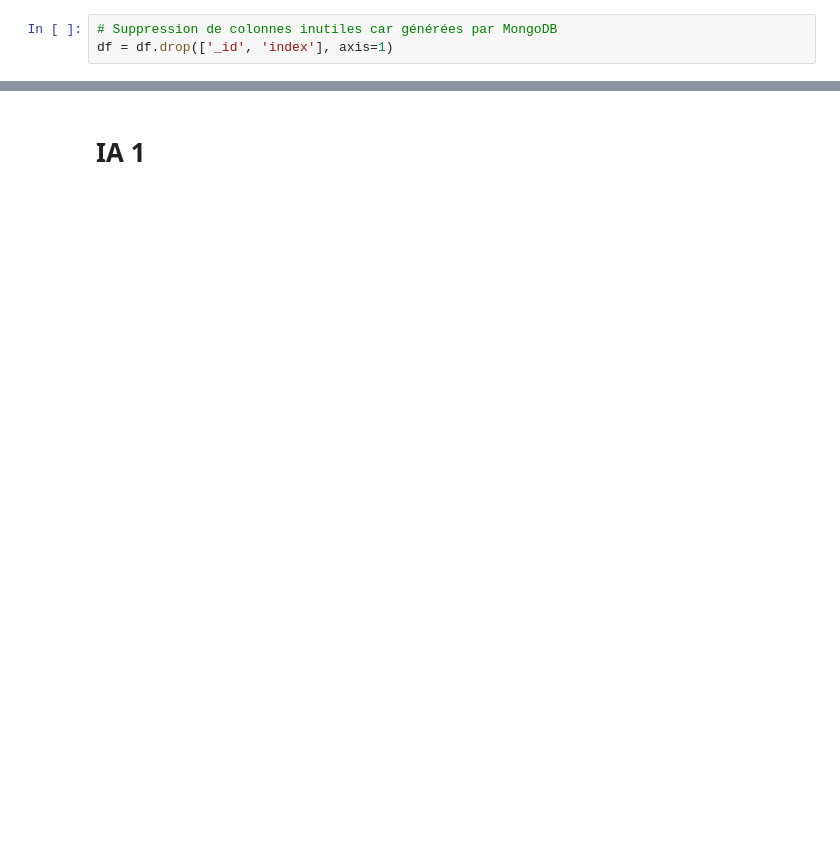
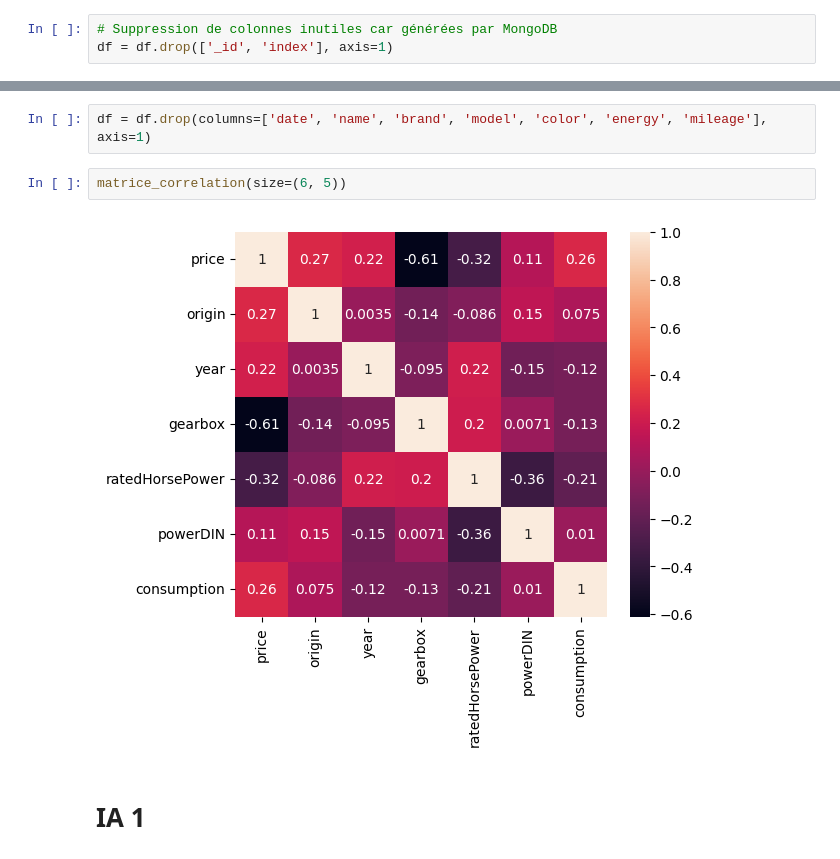
Before and after one commit to Fredkiss3/car-price-prediction-ipssi-groupe-3, a Jupyter notebook: les_trois_modeles.ipynb, the cells around one changed output, grey strips where cells are left out. Cells and saved outputs as stored; diff of their text form; blank space fills up the shorter version.

```diff
--- a/les_trois_modeles.ipynb
+++ b/les_trois_modeles.ipynb
@@ -171,3 +141,9 @@ df.head()
+# %%
+df = df.drop(columns=['date', 'name', 'brand', 'model', 'color', 'energy', 'mileage'], axis=1)
+# %%
+matrice_correlation(size=(6, 5))
+# %% [output]
+[figure, added]
 # %% [markdown]
 # IA 1
 # %%
```
Also changed, not shown: parts of 19 cells of this notebook.
